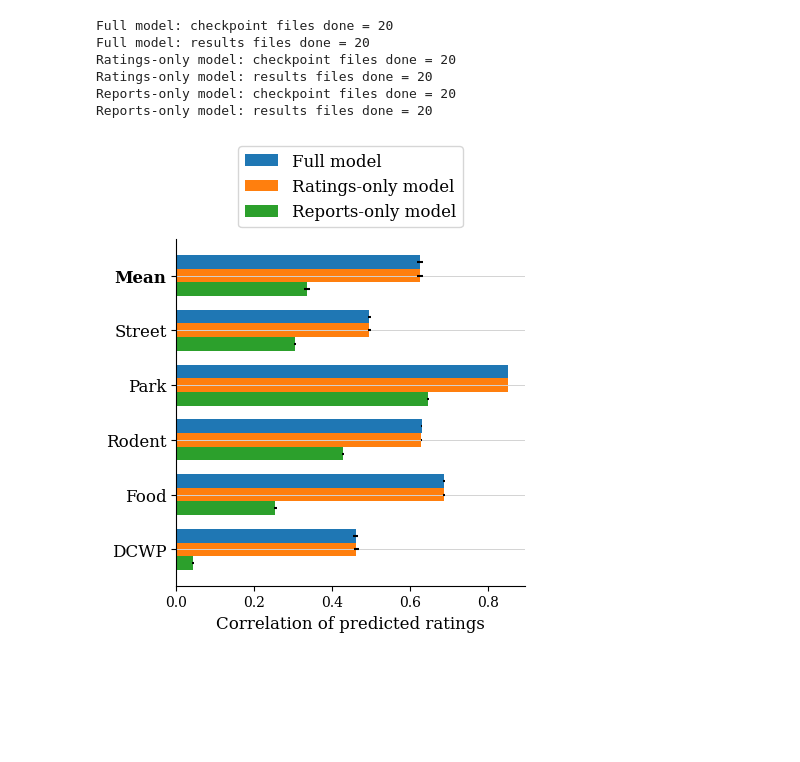
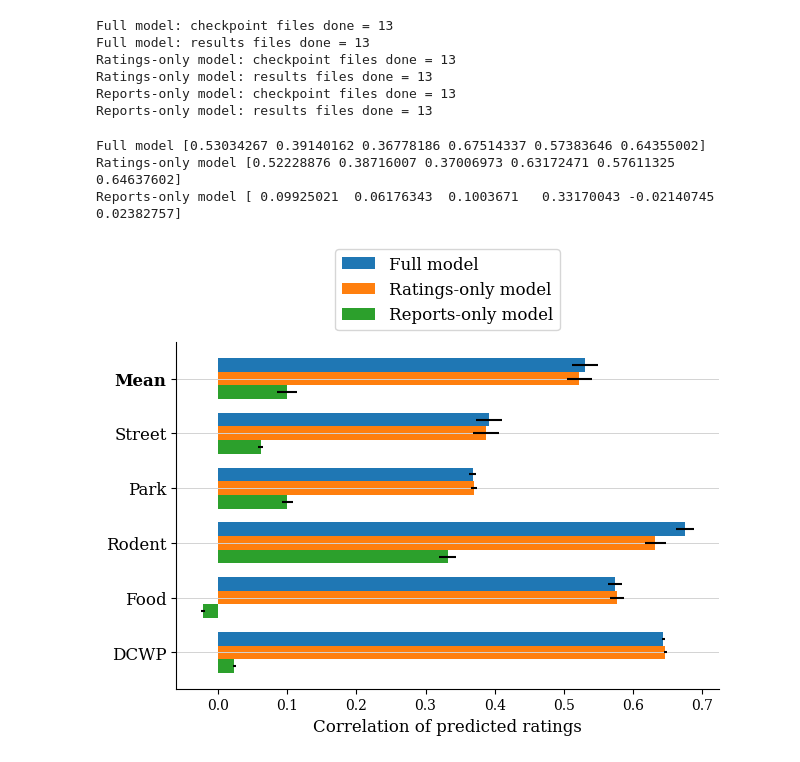
Before and after one commit to sidhikabalachandar/nyc_urban_incident_model, a Jupyter notebook: results/figure_3a.ipynb, the cells around one changed output. Drawn from its saved outputs; the diff is of its cells as text; code cells hidden in the pictures; blank space fills up the shorter version.

Commit message:
updated figure numbers

```diff
--- a/results/figure_3a.ipynb
+++ b/results/figure_3a.ipynb
@@ -24,16 +24,16 @@ types = {'Street': 'StreetConditionDOT',
          'Rodent': 'RodentDOHMH',
          'Food': 'FoodDOHMH',
          'DCWP': 'ConsumerComplaintDCWP'}
-models = {'Full model': {'job_ids':[i * 3 + 3200 for i in range(20)]},
-          'Ratings-only model': {'job_ids':[i * 3 + 3202 for i in range(20)]},
-          'Reports-only model': {'job_ids':[i * 3 + 3201 for i in range(20)]}}
+models = {'Full model': {'job_ids':[3000] + [i * 3 + 3005 for i in range(12)]},
+          'Ratings-only model': {'job_ids':[3002] + [i * 3 + 3007 for i in range(12)]},
+          'Reports-only model': {'job_ids':[3001] + [i * 3 + 3006 for i in range(12)]}}
 epoch = '59'
 
 # plotting parameters
-figsize=(4.5, 4.5)
+figsize=(7, 4.5)
 bar_width = 0.25
 figure_labels = ['Mean'] + list(types.keys())
-save_path = "/home/sb2377/gnn_crowdsourced_model/figures/semisynthetic_ratings_observed.pdf"
+save_path = "/home/sb2377/gnn_crowdsourced_model/figures/real_ratings_observed.pdf"
 # %%
 # load files
 base_df = pd.read_csv(base_file)
@@ -90,12 +90,12 @@ for m in models:
     print('{}: checkpoint files done = {}'.format(m, checkpoint_counters[m]))
     print('{}: results files done = {}'.format(m, results_counters[m]))
 # %% [output]
-Full model: checkpoint files done = 20
-Full model: results files done = 20
-Ratings-only model: checkpoint files done = 20
-Ratings-only model: results files done = 20
-Reports-only model: checkpoint files done = 20
-Reports-only model: results files done = 20
+Full model: checkpoint files done = 13
+Full model: results files done = 13
+Ratings-only model: checkpoint files done = 13
+Ratings-only model: results files done = 13
+Reports-only model: checkpoint files done = 13
+Reports-only model: results files done = 13
 # %%
 # plot figure
 fig, ax = plt.subplots(figsize=figsize)
@@ -120,10 +120,10 @@ for i, m in enumerate(models):
             if m == 'Reports-only model':
                 # for reports-only model, we use -P(T) as a proxy for r
                 corr = pearsonr(-1 * node_df['pred_pt'], node_df['true_rating'])
-
+                corrs.append(corr[0])
             else:
                 corr = pearsonr(node_df['pred_rating'], node_df['true_rating'])
-            corrs.append(corr[0])
+                corrs.append(corr[0])
 
         corrs = np.array(corrs)
         all_corrs.append(corrs)
@@ -137,32 +137,36 @@ for i, m in enumerate(models):
 
     # Calculate 95% confidence intervals
     se_for_each_type = np.std(all_corrs, axis=1) / all_corrs.shape[1]
     se_across_jobs = np.std(mean_for_each_job) / np.sqrt(len(mean_for_each_job) - 1)
     ci95_lens = np.array([1.96 * se_across_jobs] + list(1.95 * se_for_each_type))
 
     # plot bar
     y = np.arange(len(figure_labels))  # Label positions
+    print(m, means)
     ax.barh(y + (i - 1) * bar_width, means, bar_width, xerr=np.array(ci95_lens).transpose(), color='C{}'.format(i), label=m, capsize=0)
 
 # Add labels and title
 plt.yticks(y, figure_labels, fontsize=12)
 
 # Access the tick labels and set some to bold
 ax = plt.gca()  # Get the current axes
 yticks = ax.get_yticklabels()  # Get the list of x-tick labels
 for tick, label in zip(yticks, figure_labels):
     if label in ['Mean']:  # Define the labels you want to bold
         tick.set_fontweight('bold')
 
 plt.xlabel('Correlation of predicted ratings', fontsize=12)
 plt.legend(fontsize=12, loc='lower center', bbox_to_anchor=(0.5, 1.01))
 
 # Add horizontal grid lines at each y-tick
 plt.grid(axis='y', color='lightgray', linestyle='-', linewidth=0.7, which='both', zorder=0)
 sns.despine()
 
 # Invert the y-axis
 ax.invert_yaxis()
-plt.savefig(save_path, format="pdf", bbox_inches="tight")
+# plt.savefig(save_path, format="pdf", bbox_inches="tight")
 # %% [output]
+Full model [0.53034267 0.39140162 0.36778186 0.67514337 0.57383646 0.64355002]
+Ratings-only model [0.52228876 0.38716007 0.37006973 0.63172471 0.57611325 0.64637602]
+Reports-only model [ 0.09925021  0.06176343  0.1003671   0.33170043 -0.02140745  0.02382757]
-[figure, old version]
+[figure, new version]
```
Also changed, not shown: parts of 1 cell of this notebook, 4 other files.
